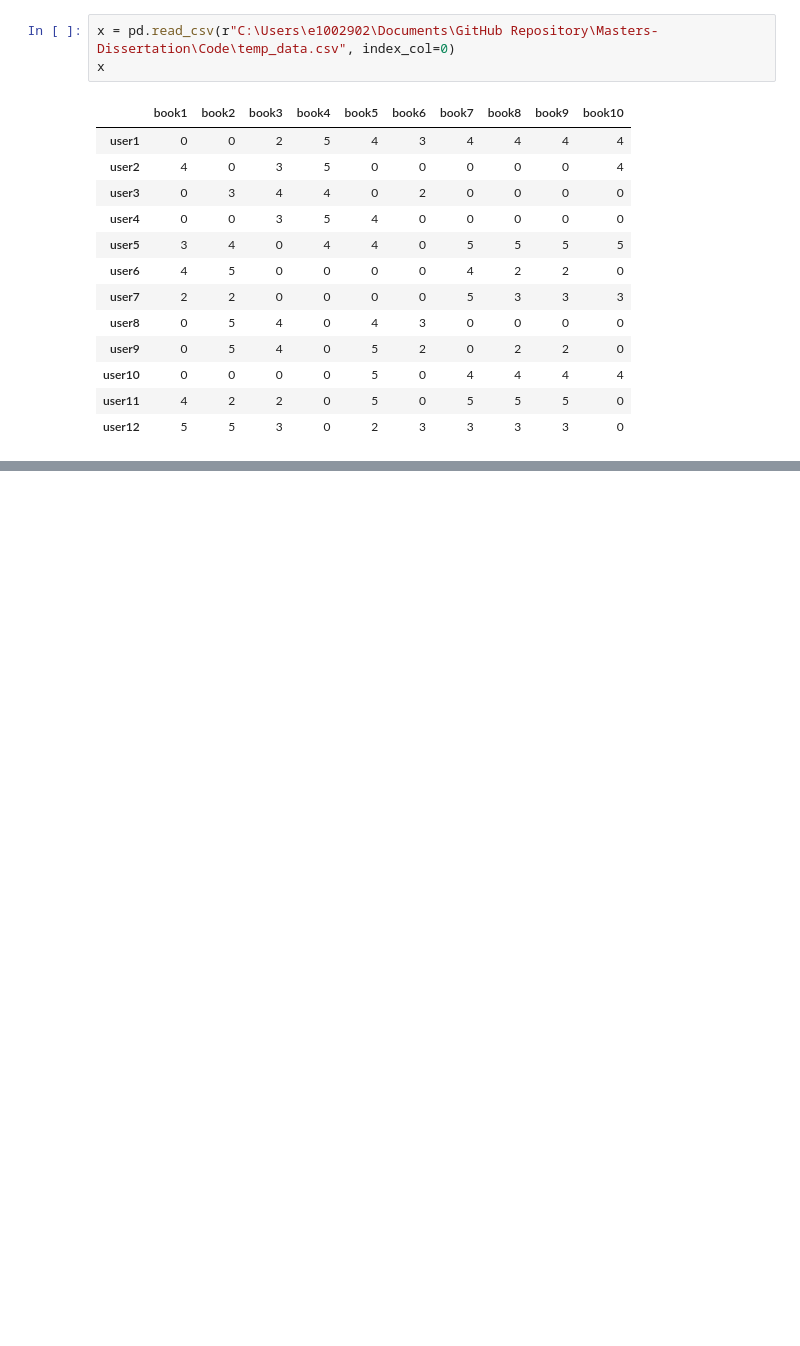
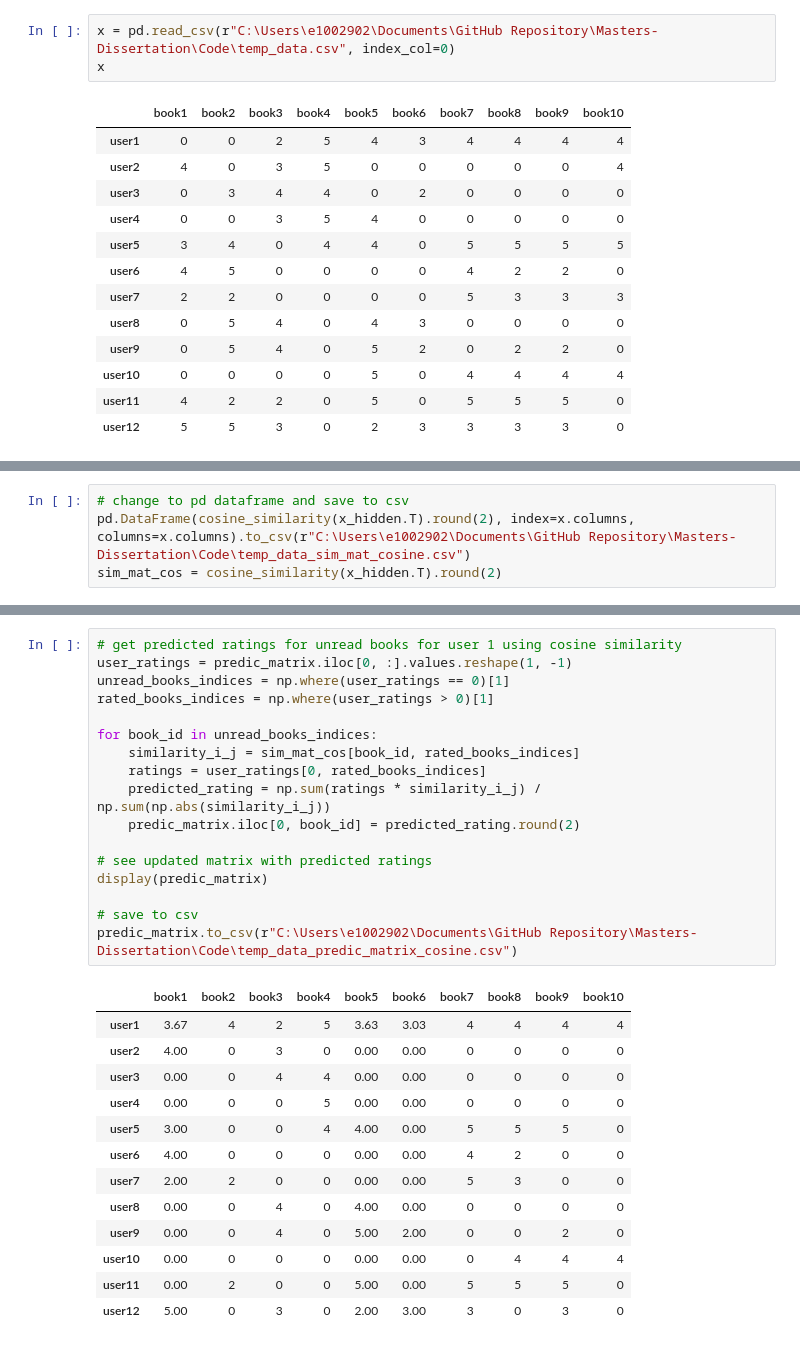
Before and after one commit to pavsingh7/Masters-Dissertation, a Jupyter notebook: Code/item_collab_filtering.ipynb, the cells around one changed output, grey strips where cells are left out. Saved outputs shown, nothing was run; the diff lists cells and outputs as text; blank space fills up the shorter version.

```diff
--- a/Code/item_collab_filtering.ipynb
+++ b/Code/item_collab_filtering.ipynb
@@ -346,0 +411,4 @@ for user_id in range(x.shape[0]):
+# %%
+# change to pd dataframe and save to csv
+pd.DataFrame(cosine_similarity(x_hidden.T).round(2), index=x.columns, columns=x.columns).to_csv(r"C:\Users\e1002902\Documents\GitHub Repository\Masters-Dissertation\Code\temp_data_sim_mat_cosine.csv")
+sim_mat_cos = cosine_similarity(x_hidden.T).round(2)
@@ -346,0 +433,31 @@ for user_id in range(x.shape[0]):
+# %%
+# get predicted ratings for unread books for user 1 using cosine similarity
+user_ratings = predic_matrix.iloc[0, :].values.reshape(1, -1)
+unread_books_indices = np.where(user_ratings == 0)[1]
+rated_books_indices = np.where(user_ratings > 0)[1]
+
+for book_id in unread_books_indices:
+    similarity_i_j = sim_mat_cos[book_id, rated_books_indices]
+    ratings = user_ratings[0, rated_books_indices]
+    predicted_rating = np.sum(ratings * similarity_i_j) / np.sum(np.abs(similarity_i_j))
+    predic_matrix.iloc[0, book_id] = predicted_rating.round(2)
+
+# see updated matrix with predicted ratings
+display(predic_matrix)
+
+# save to csv
+predic_matrix.to_csv(r"C:\Users\e1002902\Documents\GitHub Repository\Masters-Dissertation\Code\temp_data_predic_matrix_cosine.csv")
+# %% [output]
+|  | book1 | book2 | book3 | book4 | book5 | book6 | book7 | book8 | book9 | book10 |
+| user1 | 3.67 | 4 | 2 | 5 | 3.63 | 3.03 | 4 | 4 | 4 | 4 |
+| user2 | 4.00 | 0 | 3 | 0 | 0.00 | 0.00 | 0 | 0 | 0 | 0 |
+| user3 | 0.00 | 0 | 4 | 4 | 0.00 | 0.00 | 0 | 0 | 0 | 0 |
+| user4 | 0.00 | 0 | 0 | 5 | 0.00 | 0.00 | 0 | 0 | 0 | 0 |
+| user5 | 3.00 | 0 | 0 | 4 | 4.00 | 0.00 | 5 | 5 | 5 | 0 |
+| user6 | 4.00 | 0 | 0 | 0 | 0.00 | 0.00 | 4 | 2 | 0 | 0 |
+| user7 | 2.00 | 2 | 0 | 0 | 0.00 | 0.00 | 5 | 3 | 0 | 0 |
+| user8 | 0.00 | 0 | 4 | 0 | 4.00 | 0.00 | 0 | 0 | 0 | 0 |
+| user9 | 0.00 | 0 | 4 | 0 | 5.00 | 2.00 | 0 | 0 | 2 | 0 |
+| user10 | 0.00 | 0 | 0 | 0 | 0.00 | 0.00 | 0 | 4 | 4 | 4 |
+| user11 | 0.00 | 2 | 0 | 0 | 5.00 | 0.00 | 5 | 5 | 5 | 0 |
+| user12 | 5.00 | 0 | 3 | 0 | 2.00 | 3.00 | 3 | 0 | 3 | 0 |
```
Also changed, not shown: parts of 27 cells of this notebook.
